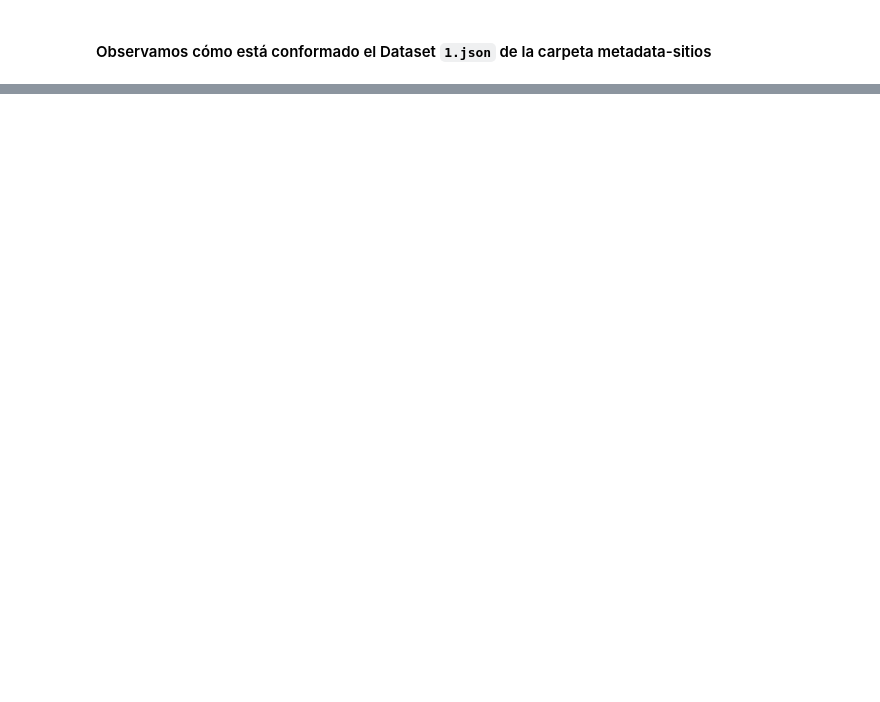
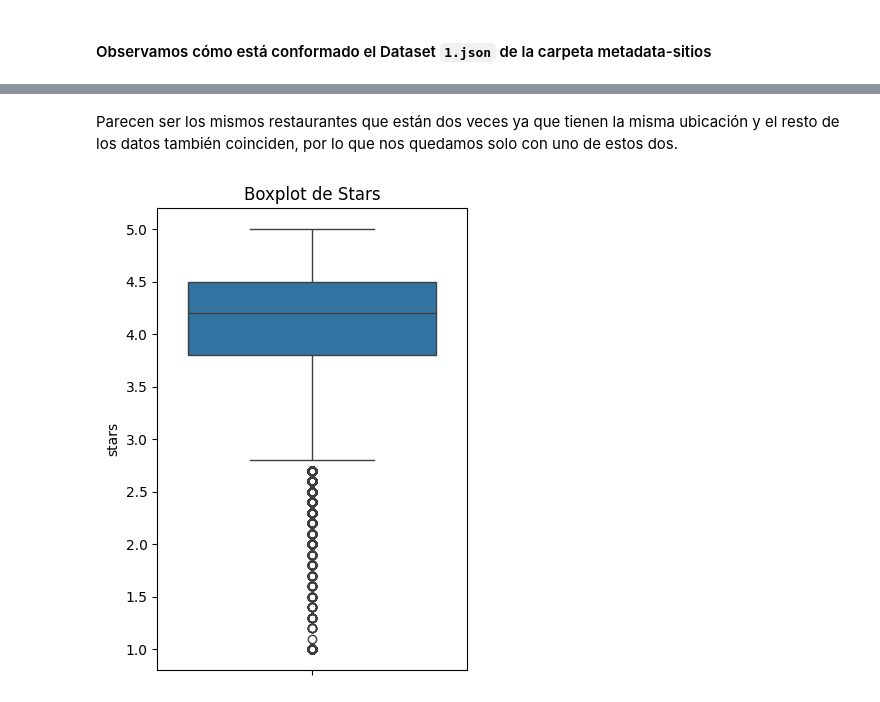
Before and after one commit to JosueMonte/restaurantguru, a Jupyter notebook: EDA/EDA_Google_MetaData.ipynb, the cells around one changed output, grey strips where cells are left out. Drawn from its saved outputs; the diff is of its cells as text; code cells hidden in the pictures; blank space fills up the shorter version.

```diff
--- a/EDA/EDA_Google_MetaData.ipynb
+++ b/EDA/EDA_Google_MetaData.ipynb
@@ -39,0 +177,2 @@ df_completo.head(3)
+# %%
+df_completo = pd.read_parquet('../Data_cleaned/metadatosgoogle/filtered_top_10_states.parquet')
@@ -39,0 +228,11 @@ df_completo.head(3)
+# %% [markdown]
+Parecen ser los mismos restaurantes que están dos veces ya que tienen la misma ubicación y el resto de los datos también coinciden, por lo que nos quedamos solo con uno de estos dos.
+# %%
+df_completo = df_completo.drop_duplicates(subset='gmap_id', keep='first')
+# %%
+plt.figure(figsize=(4,6))
+sns.boxplot(y=df_completo['stars'])
+plt.title('Boxplot de Stars')
+plt.show()
+# %% [output]
+[figure, added]
```
Also changed, not shown: parts of 29 cells of this notebook, 4 other files.
